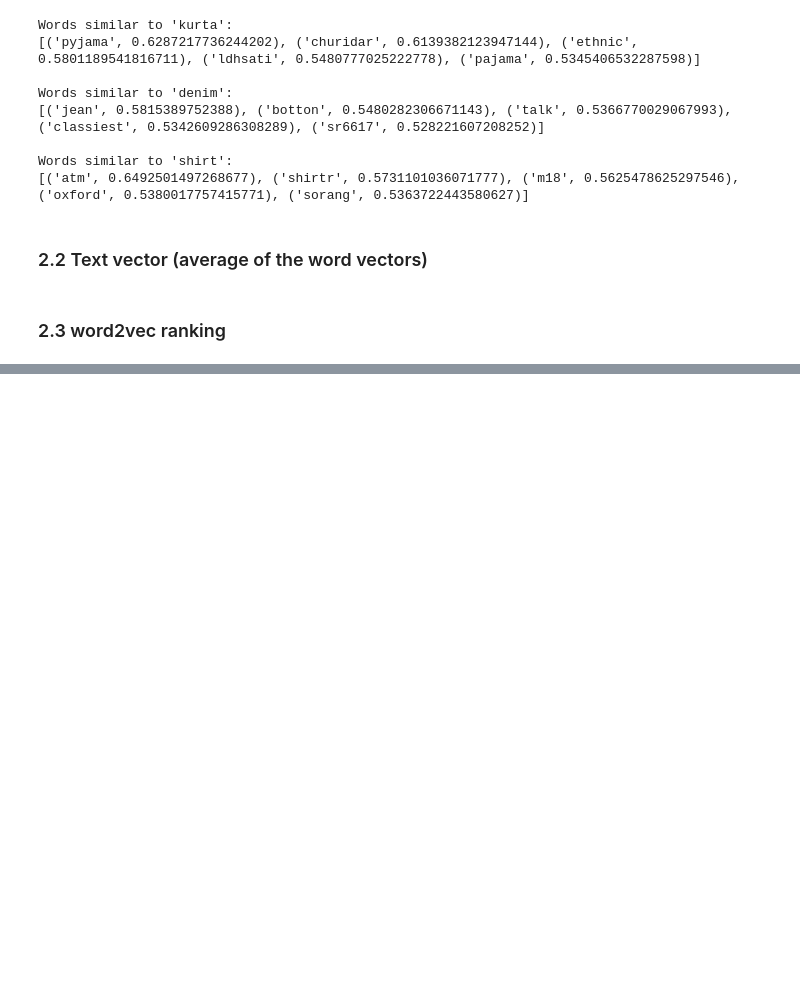
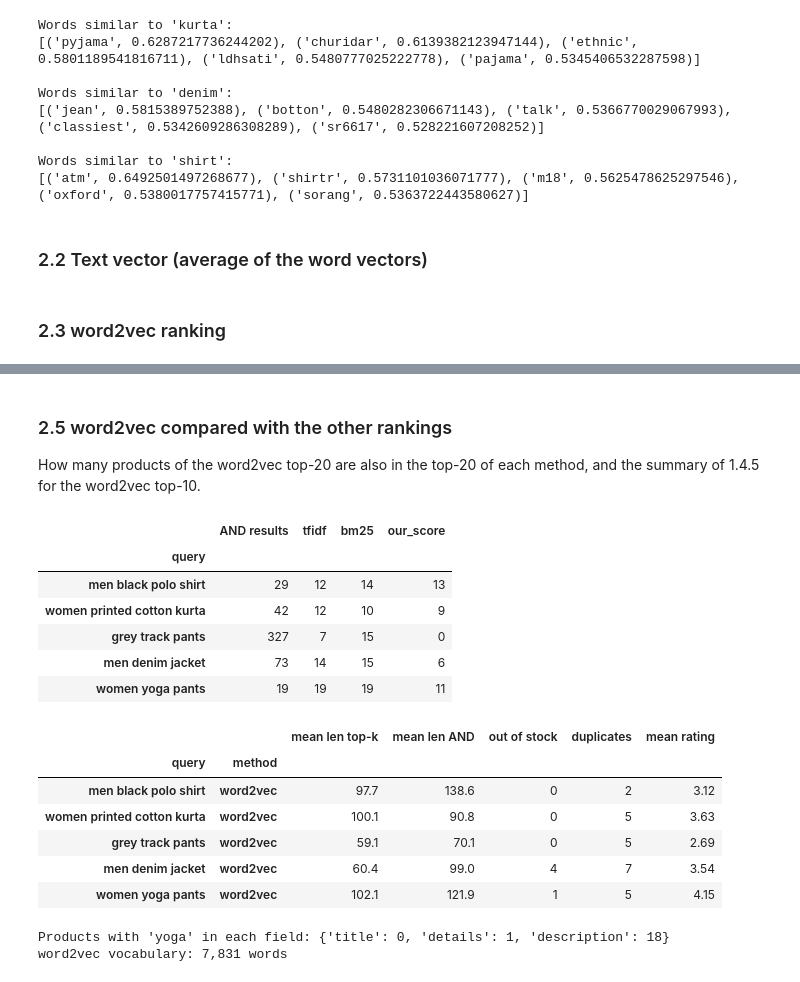
Before and after one commit to Mousemices/R-part1, a Jupyter notebook: project_progress/part_3/03_ranking_filtering.ipynb, the cells around one changed output, grey strips where cells are left out. Drawn from its saved outputs; the diff is of its cells as text; code cells hidden in the pictures; blank space fills up the shorter version.

```diff
--- a/project_progress/part_3/03_ranking_filtering.ipynb
+++ b/project_progress/part_3/03_ranking_filtering.ipynb
@@ -747,0 +778,45 @@ for query in test_queries:
+# %% [markdown]
+### 2.5 word2vec compared with the other rankings
+
+How many products of the word2vec top-20 are also in the top-20 of each method, and the summary of 1.4.5 for the word2vec top-10.
+# %%
+# How many products of the top-k of `reference` are also in the top-k of each of the other methods
+def top_overlap(queries, reference="word2vec", others=("tfidf", "bm25", "our_score"), k=20):
+    rows = []
+    for query in queries:
+        ref = {pid for pid, _ in RANKERS[reference](query)[:k]}
+        row = {"query": query, "AND results": len(search_and(query, index))}
+        for method in others:
+            row[method] = len(ref & {pid for pid, _ in RANKERS[method](query)[:k]})
+        rows.append(row)
+    return pd.DataFrame(rows).set_index("query")
+
+
+display(top_overlap(test_queries))
+
+# Same summary as 1.4.5 for the word2vec top-10 (duplicates, stock and rating are not taken into account)
+display(ranking_summary(test_queries, methods=("word2vec",)))
+
+# Where does "yoga" appear in the 19 AND results of "women yoga pants"?
+yoga = stemmer.stem("yoga")
+yoga_pids = search_and("women yoga pants", index)
+fields = {"title": title_terms, "details": details_terms, "description": description_terms}
+print("Products with 'yoga' in each field:", {name: sum(yoga in terms[pid] for pid in yoga_pids) for name, terms in fields.items()})
+print(f"word2vec vocabulary: {len(w2v.wv):,} words")
+# %% [output]
+|  | AND results | tfidf | bm25 | our_score |
+| query |  |  |  |  |
+| men black polo shirt | 29 | 12 | 14 | 13 |
+| women printed cotton kurta | 42 | 12 | 10 | 9 |
+| grey track pants | 327 | 7 | 15 | 0 |
+| men denim jacket | 73 | 14 | 15 | 6 |
+| women yoga pants | 19 | 19 | 19 | 11 |
+|  |  | mean len top-k | mean len AND | out of stock | duplicates | mean rating |
+| query | method |  |  |  |  |  |
+| men black polo shirt | word2vec | 97.7 | 138.6 | 0 | 2 | 3.12 |
+| women printed cotton kurta | word2vec | 100.1 | 90.8 | 0 | 5 | 3.63 |
+| grey track pants | word2vec | 59.1 | 70.1 | 0 | 5 | 2.69 |
+| men denim jacket | word2vec | 60.4 | 99.0 | 4 | 7 | 3.54 |
+| women yoga pants | word2vec | 102.1 | 121.9 | 1 | 5 | 4.15 |
+Products with 'yoga' in each field: {'title': 0, 'details': 1, 'description': 18}
+word2vec vocabulary: 7,831 words
```
Also changed, not shown: parts of 34 cells of this notebook, 1 other file.
